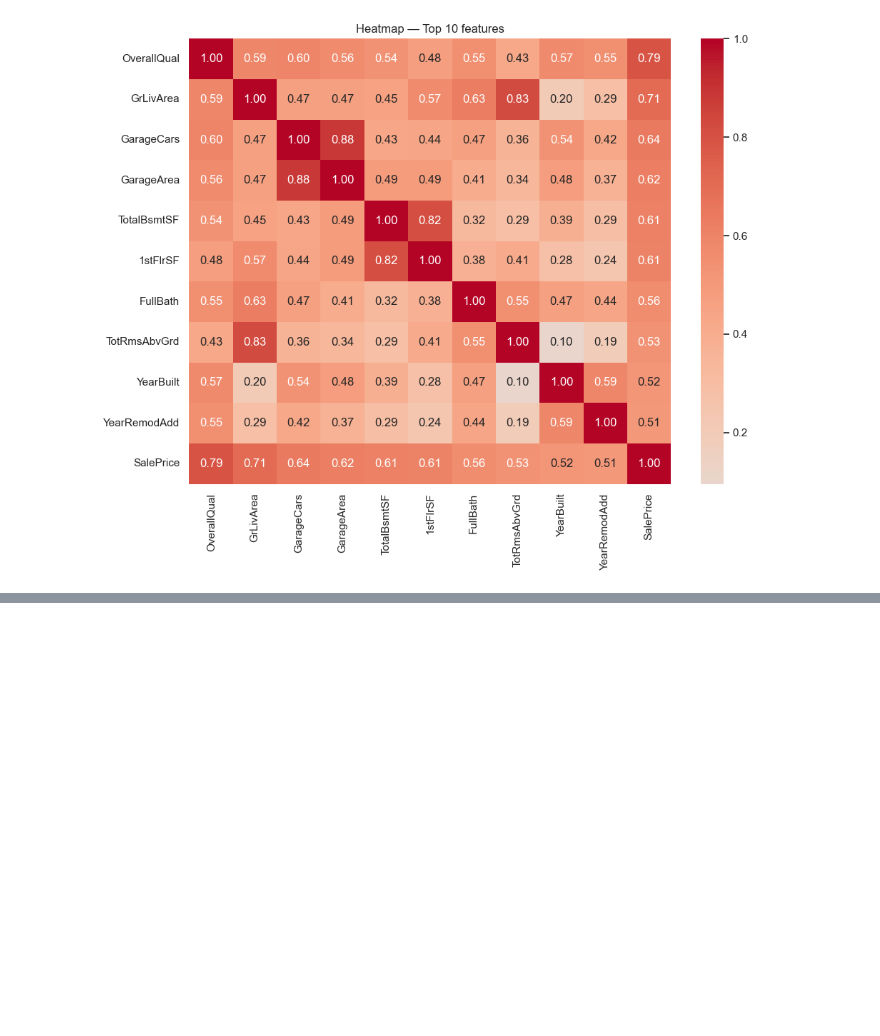
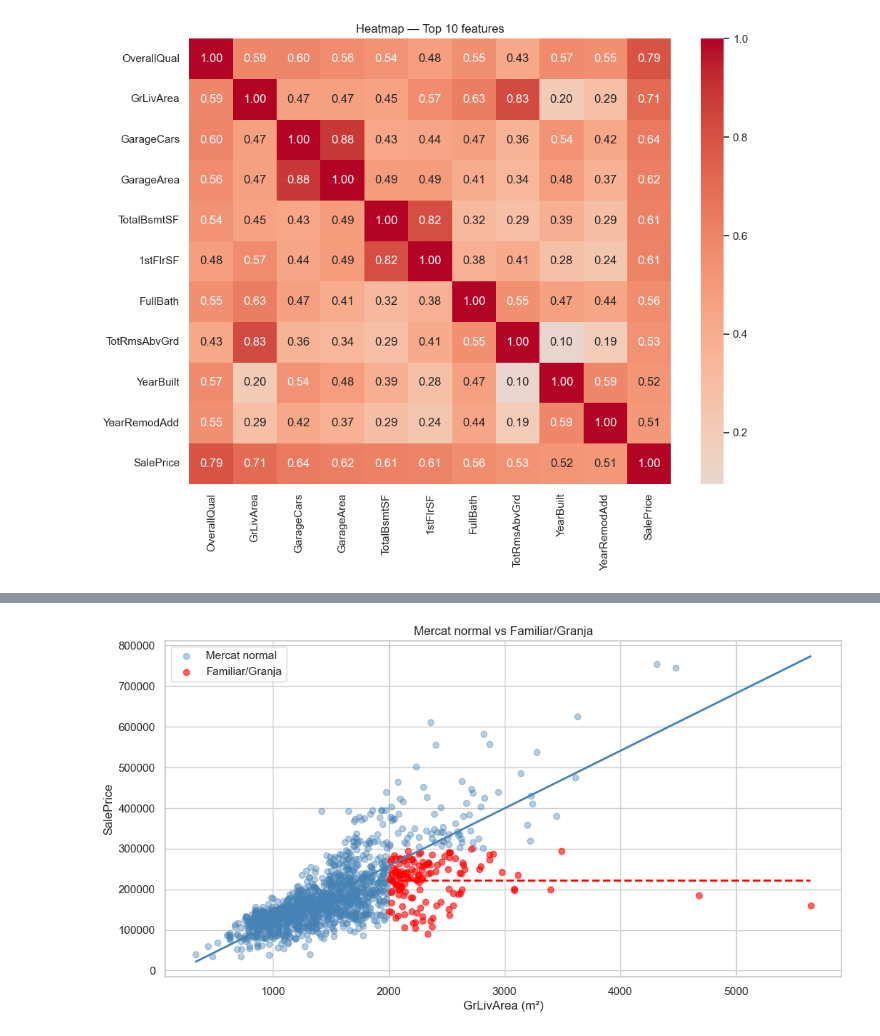
Before and after one commit to Carontsubs/kaggle-house-prices, a Jupyter notebook: notebooks/01_EDA.ipynb, the cells around one changed output, grey strips where cells are left out. Saved outputs shown, nothing was run; the diff lists cells and outputs as text; code cells hidden in the pictures; blank space fills up the shorter version.

```diff
--- a/notebooks/01_EDA.ipynb
+++ b/notebooks/01_EDA.ipynb
@@ -169,0 +232,31 @@ plt.show()
+# %%
+# Dos grups
+normal   = train[~((train['GrLivArea'] > 2000) & (train['SalePrice'] < 300000))]
+familiar = train[(train['GrLivArea'] > 2000) & (train['SalePrice'] < 300000)]
+
+# Línies de tendència
+z_normal   = np.polyfit(normal['GrLivArea'], normal['SalePrice'], 1)
+z_familiar = np.polyfit(familiar['GrLivArea'], familiar['SalePrice'], 1)
+
+p_normal   = np.poly1d(z_normal)
+p_familiar = np.poly1d(z_familiar)
+
+# Gràfic
+plt.figure(figsize=(12, 6))
+plt.scatter(normal['GrLivArea'], normal['SalePrice'], alpha=0.4, color='steelblue', label='Mercat normal')
+plt.scatter(familiar['GrLivArea'], familiar['SalePrice'], color='red', alpha=0.6, label='Familiar/Granja')
+
+# Línia familiar només a partir dels 2000m²
+x_normal   = np.linspace(train['GrLivArea'].min(), train['GrLivArea'].max(), 100)
+x_familiar = np.linspace(2000, train['GrLivArea'].max(), 100)
+
+plt.plot(x_normal,   p_normal(x_normal),     color='steelblue', linewidth=2)
+plt.plot(x_familiar, p_familiar(x_familiar), color='red', linewidth=2, linestyle='--')
+
+plt.xlabel('GrLivArea (m²)')
+plt.ylabel('SalePrice')
+plt.title('Mercat normal vs Familiar/Granja')
+plt.legend()
+plt.show()
+# %% [output]
+[figure, added]
```
Also changed, not shown: parts of 5 cells of this notebook, 2 other files.
